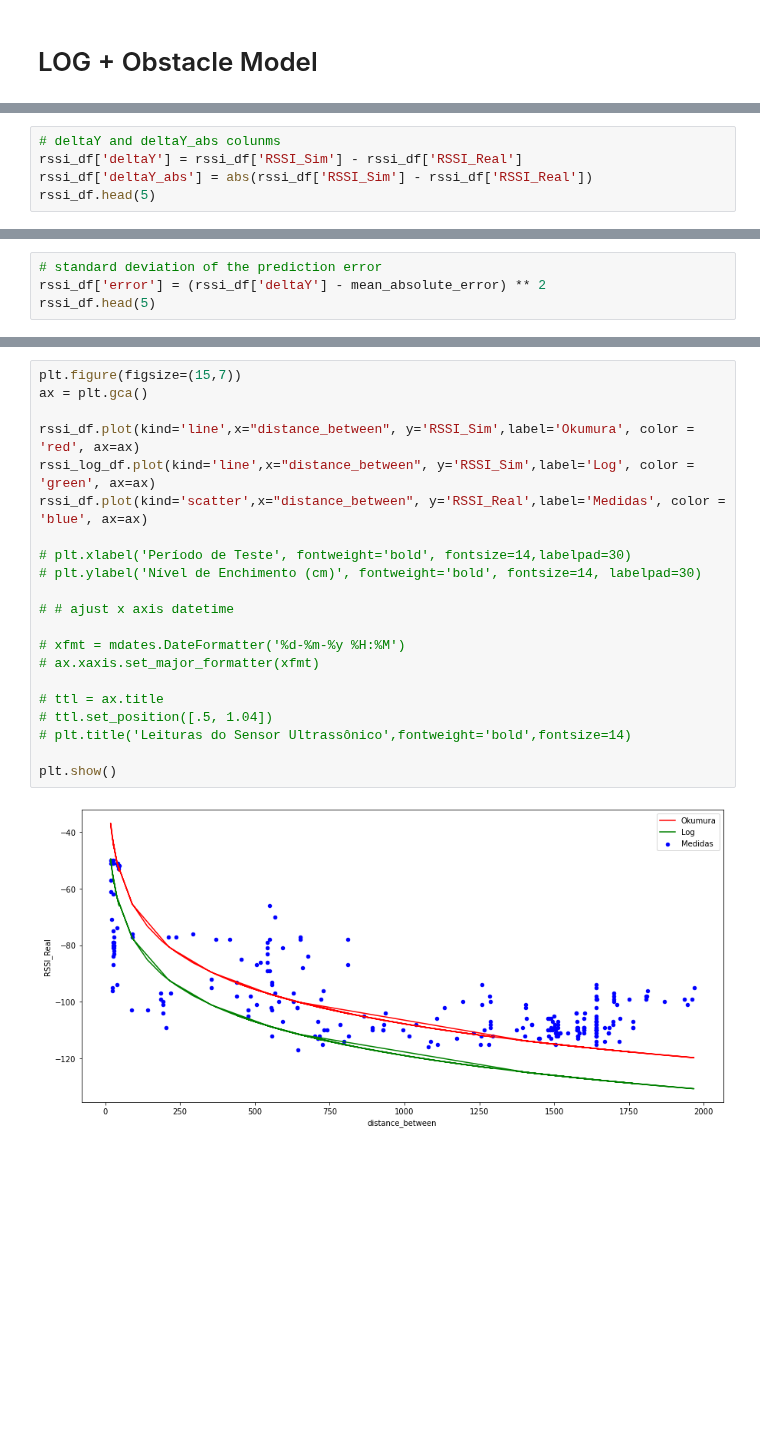
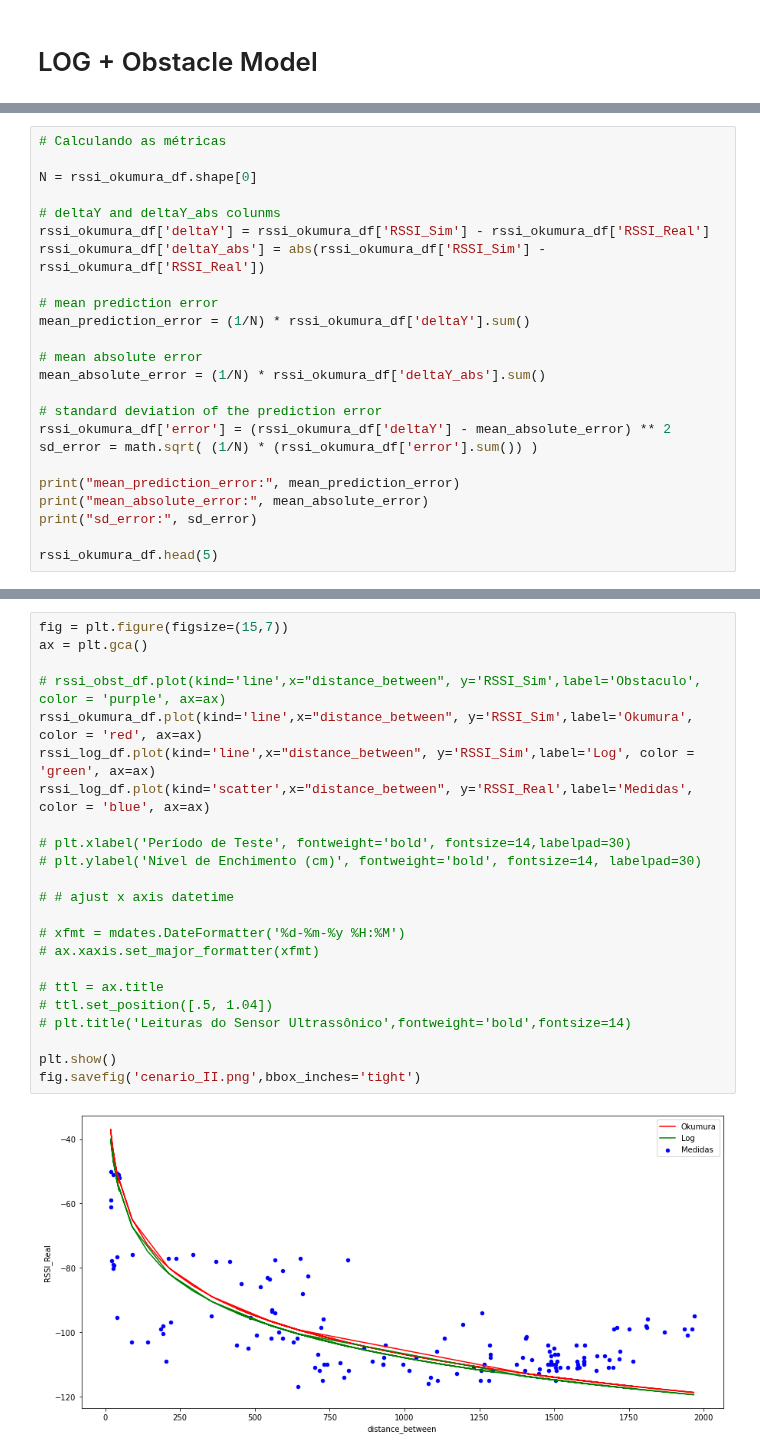
Before and after one commit to wasp-lahis/ns3-bmap, a Jupyter notebook: NS3/obstacle_exp/unicamp-osm-input-to-ns3/scratch/cenarios_helder/simulation_results/ns3-results-analysis.ipynb, the cells around one changed output, grey strips where cells are left out. Cells and saved outputs as stored; diff of their text form; blank space fills up the shorter version.

```diff
--- a/NS3/obstacle_exp/unicamp-osm-input-to-ns3/scratch/cenarios_helder/simulation_results/ns3-results-analysis.ipynb
+++ b/NS3/obstacle_exp/unicamp-osm-input-to-ns3/scratch/cenarios_helder/simulation_results/ns3-results-analysis.ipynb
@@ -177,5 +195,0 @@ rssi_df.columns = ["gwId", "nodeId", "RSSI_Sim", "RSSI_Real", "distance_between"
-# %%
-# deltaY and deltaY_abs colunms
-rssi_df['deltaY'] = rssi_df['RSSI_Sim'] - rssi_df['RSSI_Real']
-rssi_df['deltaY_abs'] = abs(rssi_df['RSSI_Sim'] - rssi_df['RSSI_Real'])
-rssi_df.head(5)
@@ -195,4 +195,0 @@ mean_absolute_error = (1/N) * rssi_df['deltaY_abs'].sum()
-# %%
-# standard deviation of the prediction error
-rssi_df['error'] = (rssi_df['deltaY'] - mean_absolute_error) ** 2
-rssi_df.head(5)
@@ -215,0 +218,24 @@ print(sd_error)
+# %%
+# Calculando as métricas
+
+N = rssi_okumura_df.shape[0]
+
+# deltaY and deltaY_abs colunms
+rssi_okumura_df['deltaY'] = rssi_okumura_df['RSSI_Sim'] - rssi_okumura_df['RSSI_Real']
+rssi_okumura_df['deltaY_abs'] = abs(rssi_okumura_df['RSSI_Sim'] - rssi_okumura_df['RSSI_Real'])
+
+# mean prediction error
+mean_prediction_error = (1/N) * rssi_okumura_df['deltaY'].sum()
+
+# mean absolute error
+mean_absolute_error = (1/N) * rssi_okumura_df['deltaY_abs'].sum()
+
+# standard deviation of the prediction error
+rssi_okumura_df['error'] = (rssi_okumura_df['deltaY'] - mean_absolute_error) ** 2
+sd_error = math.sqrt( (1/N) * (rssi_okumura_df['error'].sum()) )
+
+print("mean_prediction_error:", mean_prediction_error)
+print("mean_absolute_error:", mean_absolute_error)
+print("sd_error:", sd_error)
+
+rssi_okumura_df.head(5)
@@ -216,23 +254,25 @@ print(sd_error)
 # %%
-plt.figure(figsize=(15,7))
+fig = plt.figure(figsize=(15,7))
 ax = plt.gca()
 
-rssi_df.plot(kind='line',x="distance_between", y='RSSI_Sim',label='Okumura', color = 'red', ax=ax)
+# rssi_obst_df.plot(kind='line',x="distance_between", y='RSSI_Sim',label='Obstaculo', color = 'purple', ax=ax)
+rssi_okumura_df.plot(kind='line',x="distance_between", y='RSSI_Sim',label='Okumura', color = 'red', ax=ax)
 rssi_log_df.plot(kind='line',x="distance_between", y='RSSI_Sim',label='Log', color = 'green', ax=ax)
-rssi_df.plot(kind='scatter',x="distance_between", y='RSSI_Real',label='Medidas', color = 'blue', ax=ax)
+rssi_log_df.plot(kind='scatter',x="distance_between", y='RSSI_Real',label='Medidas', color = 'blue', ax=ax)
 
 # plt.xlabel('Período de Teste', fontweight='bold', fontsize=14,labelpad=30)
 # plt.ylabel('Nível de Enchimento (cm)', fontweight='bold', fontsize=14, labelpad=30)
 
 # # ajust x axis datetime
 
 # xfmt = mdates.DateFormatter('%d-%m-%y %H:%M')
 # ax.xaxis.set_major_formatter(xfmt)
 
 # ttl = ax.title
 # ttl.set_position([.5, 1.04])
 # plt.title('Leituras do Sensor Ultrassônico',fontweight='bold',fontsize=14)
 
 plt.show()
+fig.savefig('cenario_II.png',bbox_inches='tight')
 # %% [output]
-[figure, old version]
+[figure, new version]
```
Also changed, not shown: parts of 27 cells of this notebook, 37 other files.
